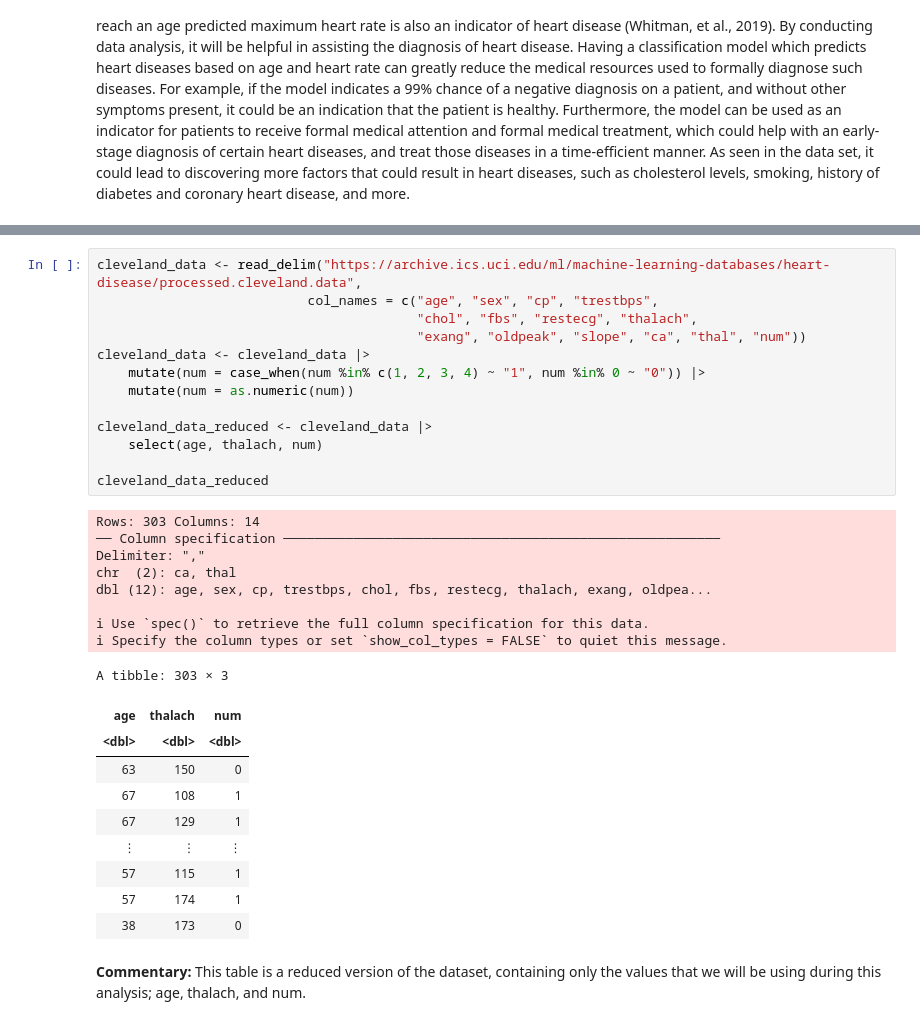
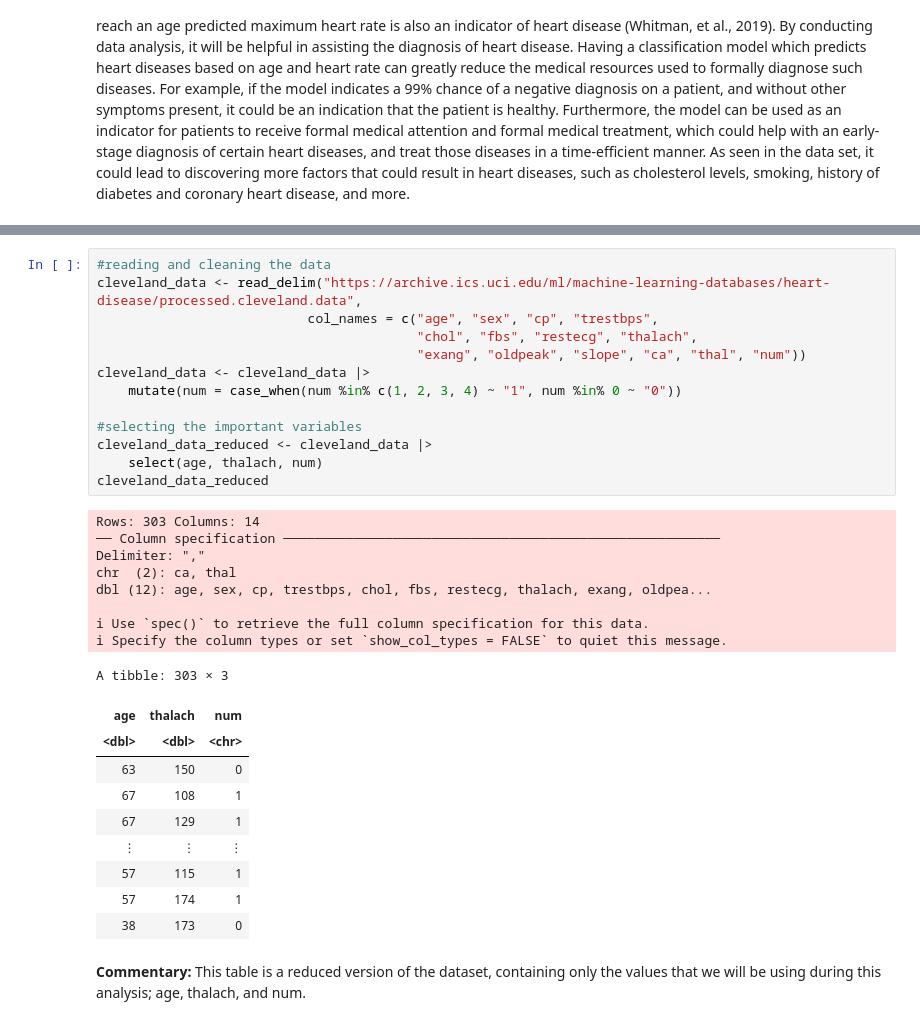
Before and after one commit to ChinmayBhansali/DSCI-100-Group-Project, a Jupyter notebook: GroupProject.ipynb, the cells around one changed output, grey strips where cells are left out. Cells and saved outputs as stored; diff of their text form.

```diff
--- a/GroupProject.ipynb
+++ b/GroupProject.ipynb
@@ -46,28 +46,28 @@ options(repr.matrix.max.rows = 6)
 # %%
+#reading and cleaning the data
 cleveland_data <- read_delim("https://archive.ics.uci.edu/ml/machine-learning-databases/heart-disease/processed.cleveland.data",
                            col_names = c("age", "sex", "cp", "trestbps",
                                          "chol", "fbs", "restecg", "thalach",
                                          "exang", "oldpeak", "slope", "ca", "thal", "num"))
 cleveland_data <- cleveland_data |>
-    mutate(num = case_when(num %in% c(1, 2, 3, 4) ~ "1", num %in% 0 ~ "0")) |>
-    mutate(num = as.numeric(num))
+    mutate(num = case_when(num %in% c(1, 2, 3, 4) ~ "1", num %in% 0 ~ "0"))
 
+#selecting the important variables
 cleveland_data_reduced <- cleveland_data |>
     select(age, thalach, num)
-
 cleveland_data_reduced
 # %% [output]
 Rows: 303 Columns: 14
 ── Column specification ────────────────────────────────────────────────────────
 Delimiter: ","
 chr  (2): ca, thal
 dbl (12): age, sex, cp, trestbps, chol, fbs, restecg, thalach, exang, oldpea...
 
 ℹ Use `spec()` to retrieve the full column specification for this data.
 ℹ Specify the column types or set `show_col_types = FALSE` to quiet this message.
 A tibble: 303 × 3
 | age | thalach | num |
-| <dbl> | <dbl> | <dbl> |
+| <dbl> | <dbl> | <chr> |
 | 63 | 150 | 0 |
 | 67 | 108 | 1 |
 | 67 | 129 | 1 |
```
Also changed, not shown: parts of 4 cells of this notebook.
